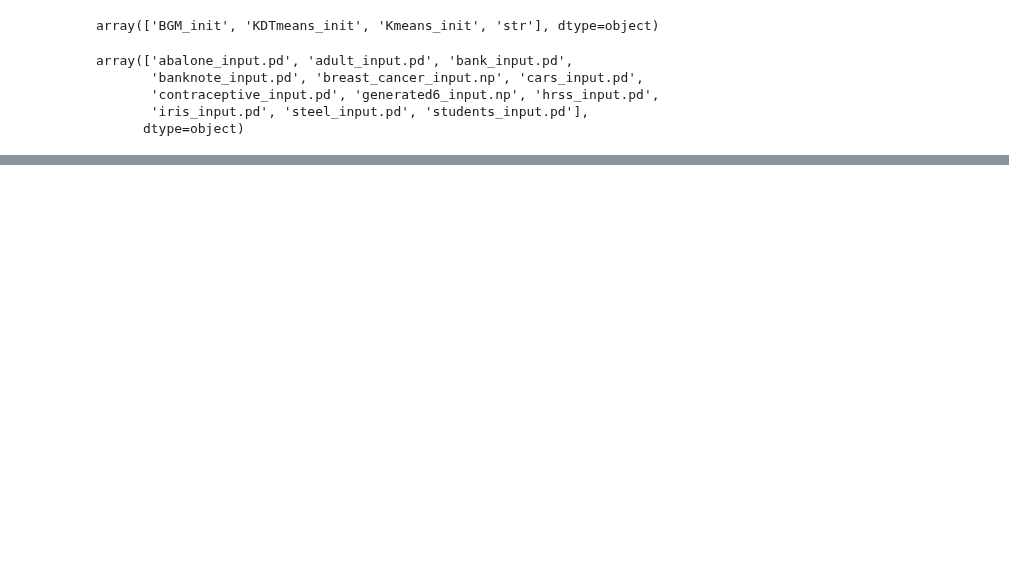
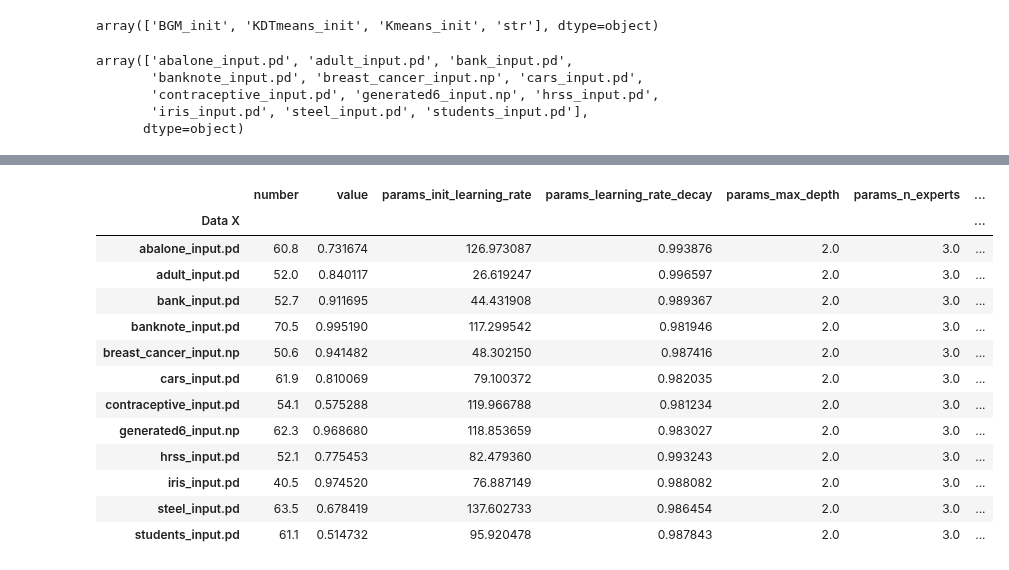
Before and after one commit to simsal0r/mixture-of-decision-trees, a Jupyter notebook: benchmarks/analysis_ex1_hyperparameters.ipynb, the cells around one changed output, grey strips where cells are left out. Drawn from its saved outputs; the diff is of its cells as text; code cells hidden in the pictures; blank space fills up the shorter version.

```diff
--- a/benchmarks/analysis_ex1_hyperparameters.ipynb
+++ b/benchmarks/analysis_ex1_hyperparameters.ipynb
@@ -105,3 +105,20 @@ df.groupby(["Data X"]).mean()
+# %%
+df_best.groupby(["Data X"]).mean()
+# %% [output]
+|  | number | value | params_init_learning_rate | params_learning_rate_decay | params_max_depth | params_n_experts | ... |
+| Data X |  |  |  |  |  |  | ... |
+| abalone_input.pd | 60.8 | 0.731674 | 126.973087 | 0.993876 | 2.0 | 3.0 | ... |
+| adult_input.pd | 52.0 | 0.840117 | 26.619247 | 0.996597 | 2.0 | 3.0 | ... |
+| bank_input.pd | 52.7 | 0.911695 | 44.431908 | 0.989367 | 2.0 | 3.0 | ... |
+| banknote_input.pd | 70.5 | 0.995190 | 117.299542 | 0.981946 | 2.0 | 3.0 | ... |
+| breast_cancer_input.np | 50.6 | 0.941482 | 48.302150 | 0.987416 | 2.0 | 3.0 | ... |
+| cars_input.pd | 61.9 | 0.810069 | 79.100372 | 0.982035 | 2.0 | 3.0 | ... |
+| contraceptive_input.pd | 54.1 | 0.575288 | 119.966788 | 0.981234 | 2.0 | 3.0 | ... |
+| generated6_input.np | 62.3 | 0.968680 | 118.853659 | 0.983027 | 2.0 | 3.0 | ... |
+| hrss_input.pd | 52.1 | 0.775453 | 82.479360 | 0.993243 | 2.0 | 3.0 | ... |
+| iris_input.pd | 40.5 | 0.974520 | 76.887149 | 0.988082 | 2.0 | 3.0 | ... |
+| steel_input.pd | 63.5 | 0.678419 | 137.602733 | 0.986454 | 2.0 | 3.0 | ... |
+| students_input.pd | 61.1 | 0.514732 | 95.920478 | 0.987843 | 2.0 | 3.0 | ... |
 # %%
 df["params_use_2_dim_gate_based_on"].value_counts(dropna=False)
 # %% [output]
```
Also changed, not shown: parts of 9 cells of this notebook, 3 other files.
